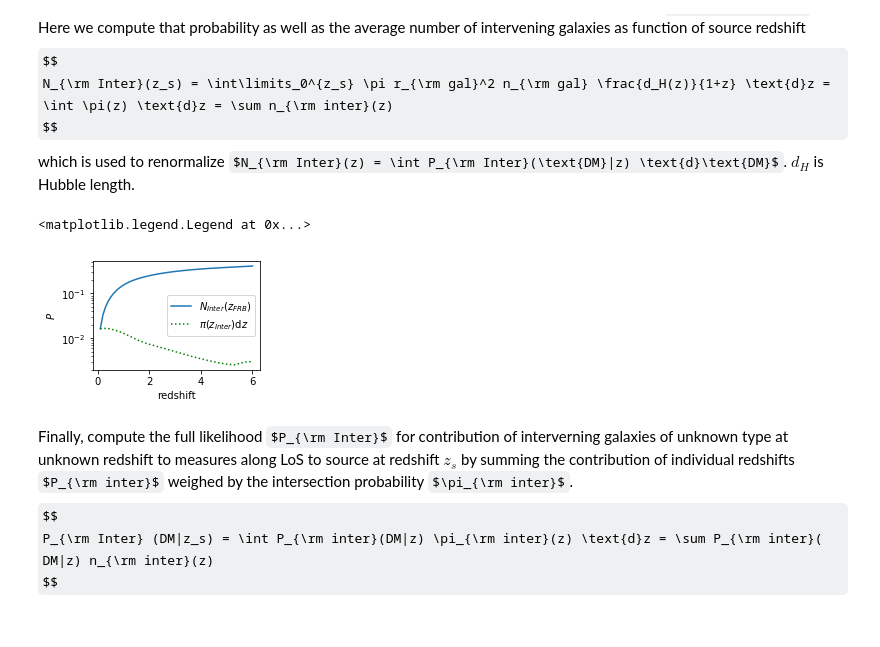
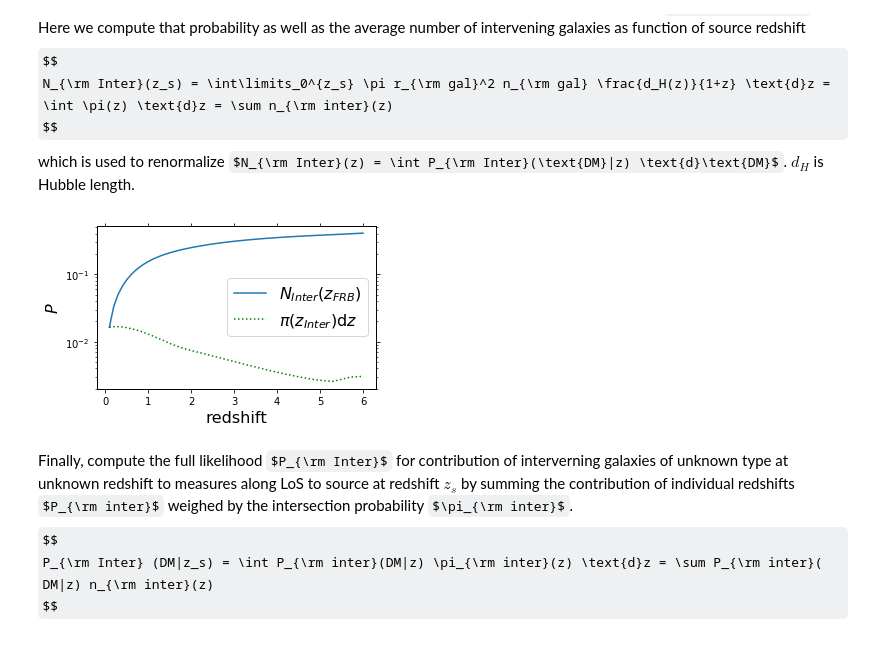
Before and after one commit to FRBs/PreFRBLE, a Jupyter notebook: notebooks/model/PreFRBLE_Rodrigues.ipynb, the cells around one changed output. Saved outputs shown, nothing was run; the diff lists cells and outputs as text; code cells hidden in the pictures; some formulas as TeX source.

Commit message:
finalize all plots for 2020 paper

```diff
--- a/notebooks/model/PreFRBLE_Rodrigues.ipynb
+++ b/notebooks/model/PreFRBLE_Rodrigues.ipynb
@@ -215,26 +215,26 @@ $d_H$ is Hubble length.
 # %%
 ### plot likelihood for galaxies at redshift to intersect LoS, n_inter, which is used to weigh the redshift bins
 ### as well as expectet number of galaxies in LoS to source, N_inter
 
-fig, ax = plt.subplots( figsize=(3,2) )
+fig, ax = plt.subplots( figsize=(5,3) )
 
 
 #model = 'Macquart13'
 model = 'Rodrigues18'
 
 pi_inter = PriorInter( redshift_bins[-1], model=model )
 n_inter = nInter( redshift_bins[-1], model=model )
 N_inter = np.cumsum( n_inter)
 
 plt.plot( redshift_bins, N_inter, label=r"$N_{Inter}(z_{FRB})$" )
 plt.plot( redshift_bins, n_inter, linestyle=':', label=r"$\pi(z_{Inter})$d$z$", color='green' )
-plt.xlabel('redshift')
-plt.ylabel(r"$P$")
+plt.xlabel('redshift', fontsize=16)
+plt.ylabel(r"$P$", fontsize=16)
 plt.yscale( 'log')
-plt.legend()
+plt.legend( fontsize=16)
+AllSidesTicks(ax)
 # %% [output]
-<matplotlib.legend.Legend at 0x...>
-[figure, old version]
+[figure, new version]
 # %% [markdown]
 Finally, compute the full likelihood $P_{\rm Inter}$ for contribution of interverning galaxies of unknown type at unknown redshift to measures along LoS to source at redshift $z_s$ by summing the contribution of individual redshifts $P_{\rm inter}$ weighed by the intersection probability $\pi_{\rm inter}$.
 $$
```
Also changed, not shown: 8 other files.
